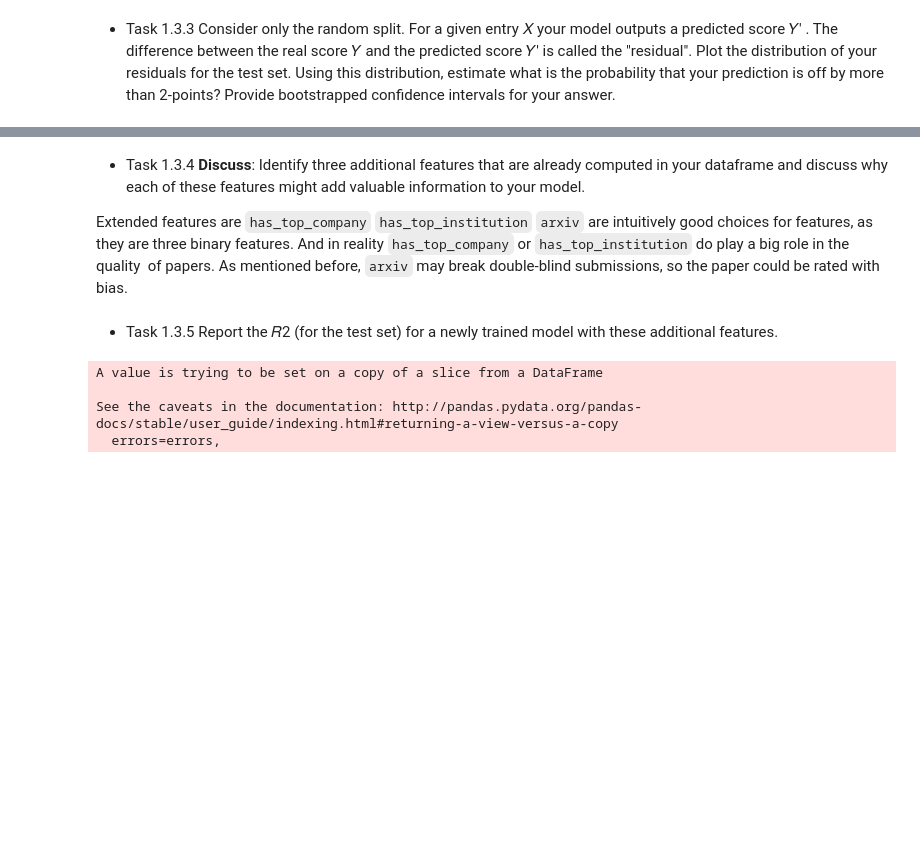
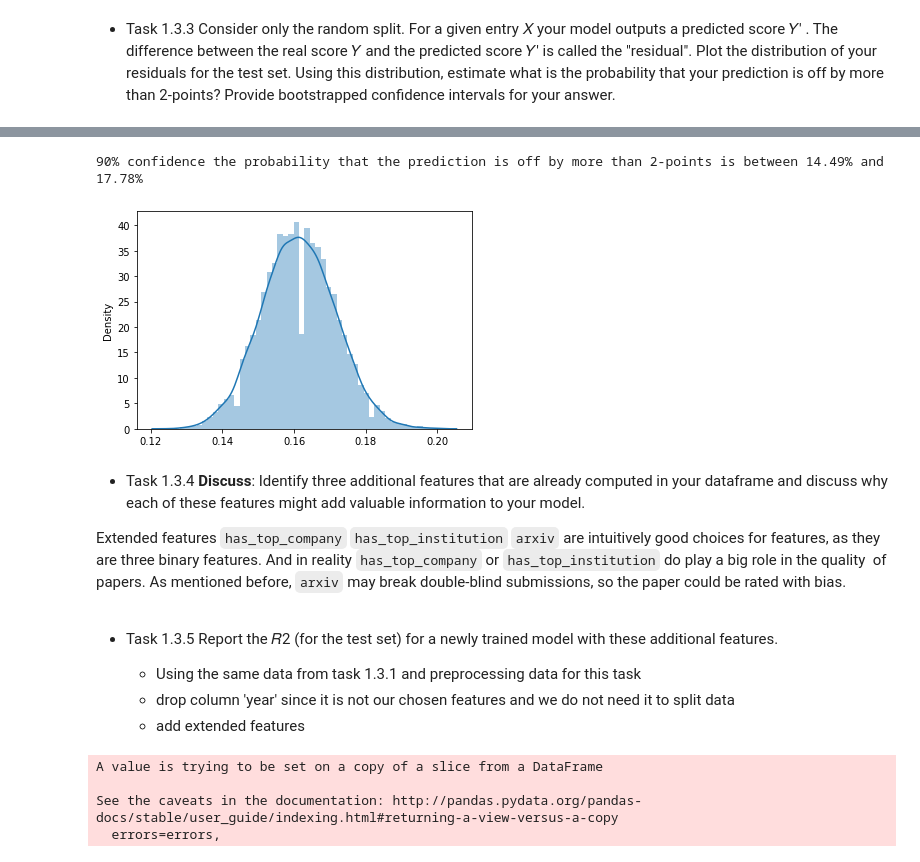
Before and after one commit to dust629/ada2020_teamwork, a Jupyter notebook: hw2_jos.ipynb, the cells around one changed output, grey strips where cells are left out. Cells and saved outputs as stored; diff of their text form; code cells hidden in the pictures; blank space fills up the shorter version.

```diff
--- a/hw2_jos.ipynb
+++ b/hw2_jos.ipynb
@@ -342,9 +406,59 @@ According to the distribution, the probability that the prediction is off by mor
+# %%
+'''
+Function goal: bootstrapped confidence intervals, bootstrap by resampling data with replacement and compute confidence intervals
+Function input: data = original data to bootstrap,sample_size = size of sample in each iteration,n_itera = times to do resample,
+                type_precent = the way to compute estimation for task 1.3 and 1.5,alpha = define ci by default 0.90 for task 1
+Function output: lower = lower bound for 90%CI, upper = upper bound for 90%CI, estimation_bst = all estimations after bootstrap
+'''
+
+def bootstrap_CI(data,sample_size,n_itera,type_precent,alpha = 0.90):
+
+    # definde 2 ways to compute the estimation for task 1.3 and task 1.5
+    def calculate_estimation(type_precent,data_samples,sample_size):
+        #task 1.3 compute the probability the prediction is off 2
+        if type_precent == 'off2':
+            return (np.abs(data_samples)>2).sum() /sample_size
+        #task 1.5 compute mean of r2 score
+        if type_precent == 'mean':
+            return data_samples.mean()
+
+    # run bootstrap
+    estimation_bst = []
+    for i in range(n_itera):
+        #resample sample_size data with replacement
+        data_samples = resample(data, n_samples=sample_size)
+        #make estmation with current data_sample
+        estimation = calculate_estimation(type_precent,data_samples,sample_size)
+        estimation_bst.append(estimation)
+
+    #  confidence intervals
+    p = ((1.0-alpha)/2.0) * 100
+    lower = max(0.0, np.percentile(estimation_bst, p))
+    p = (alpha+((1.0-alpha)/2.0)) * 100
+    upper = min(1.0, np.percentile(estimation_bst, p))
+    return lower,upper, estimation_bst
+# %%
+# configure bootstrap
+n_itera = 10000
+sample_size = len(residuals)
+lower, upper, estimation_bst = bootstrap_CI(residuals,sample_size,n_itera,'off2')
+
+#plot estimation distribution
+sns.distplot(estimation_bst)
+print('{:}% confidence the probability that the prediction is off by more than 2-points is between {:.2f}% and {:.2f}%'.format( 90,lower*100, upper*100))
+# %% [output]
+90% confidence the probability that the prediction is off by more than 2-points is between 14.49% and 17.78%
+[figure, added]
 # %% [markdown]
 - Task 1.3.4 **Discuss**: Identify three additional features that are already computed in your dataframe and discuss why each of these features might add valuable information to your model.
 
-Extended features are
+Extended features
 `has_top_company` `has_top_institution` `arxiv` are intuitively good choices for features,  as they are three binary features. And in reality `has_top_company` or `has_top_institution` do play a big role in the quality  of papers. As mentioned before, `arxiv` may break double-blind submissions, so the paper could be rated with bias.
 # %% [markdown]
 
 - Task 1.3.5 Report the  𝑅2  (for the test set) for a newly trained model with these additional features.
+
+    - Using the same data from task 1.3.1 and preprocessing data for this task
+    - drop column 'year' since it is not our chosen features and we do not need it to split data
+    - add extended features
 # %%
```
Also changed, not shown: parts of 83 cells of this notebook.
